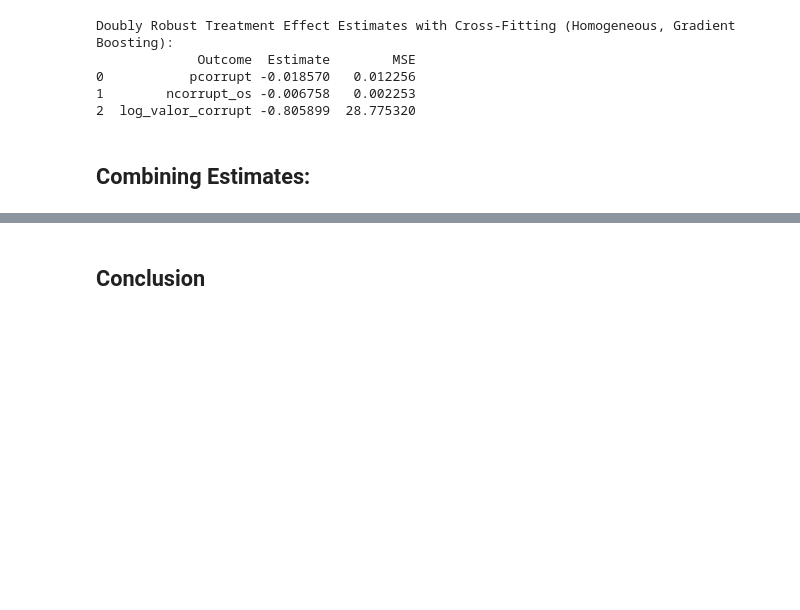
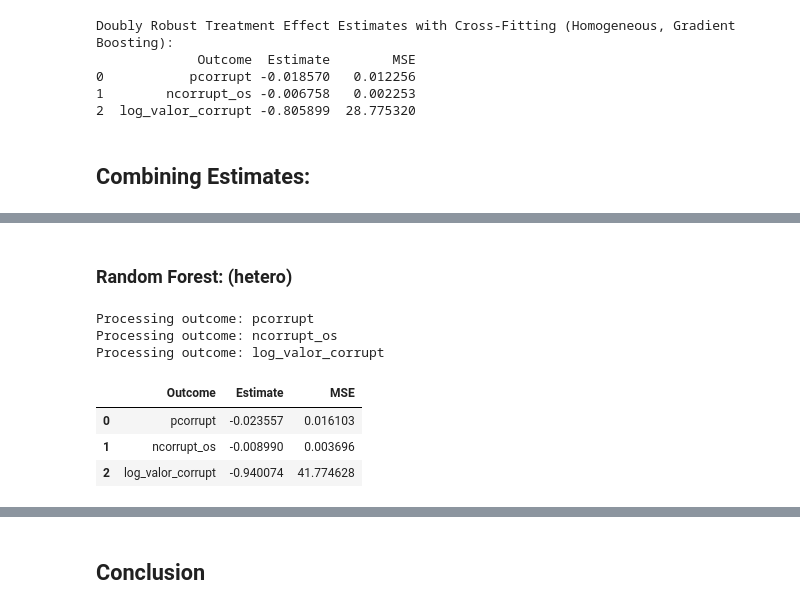
Before and after one commit to TestonMonday/ECON4140, a Jupyter notebook: Corruption Analysis.ipynb, the cells around one changed output, grey strips where cells are left out. Cells and saved outputs as stored; diff of their text form; code cells hidden in the pictures; blank space fills up the shorter version.

```diff
--- a/Corruption Analysis.ipynb
+++ b/Corruption Analysis.ipynb
@@ -1240,0 +1270,14 @@ KeyError: ()
+# %% [markdown]
+### Random Forest: (hetero)
+# %%
+# Only mayor_covariates:
+rf_result_df_1_he = run_dr_estimation_rf(double_ml_dataset, mayor_covariates, treatment, outcomes)
+rf_result_df_1_he
+# %% [output]
+Processing outcome: pcorrupt
+Processing outcome: ncorrupt_os
+Processing outcome: log_valor_corrupt
+|  | Outcome | Estimate | MSE |
+| 0 | pcorrupt | -0.023557 | 0.016103 |
+| 1 | ncorrupt_os | -0.008990 | 0.003696 |
+| 2 | log_valor_corrupt | -0.940074 | 41.774628 |
```
Also changed, not shown: parts of 28 cells of this notebook.
